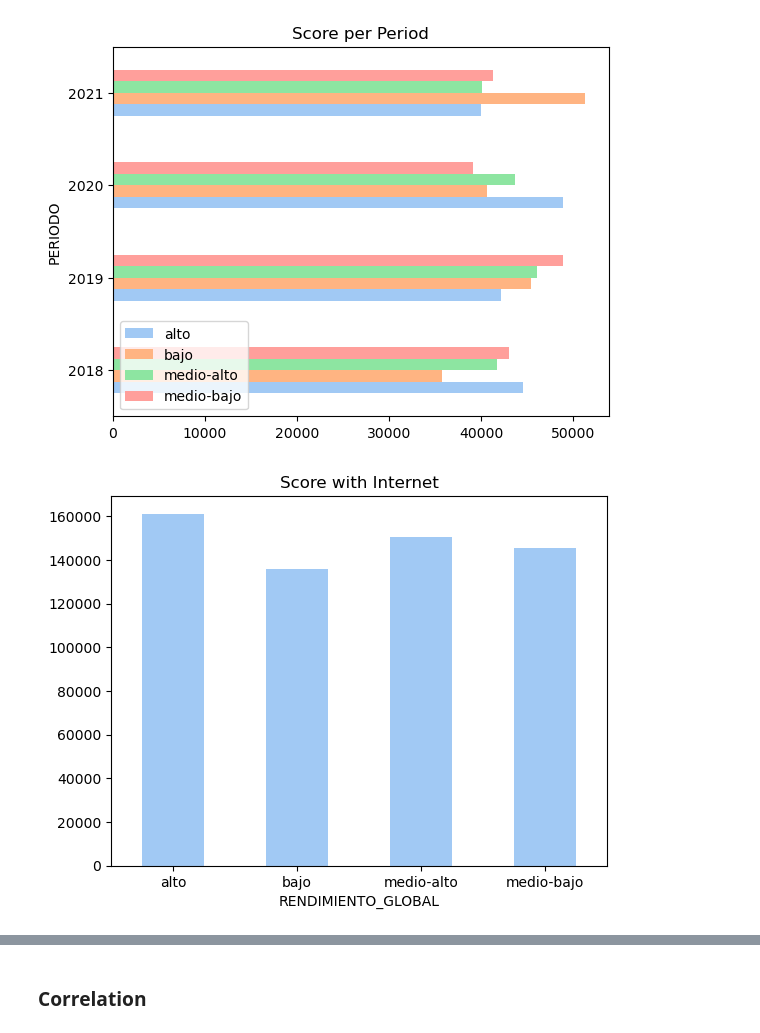
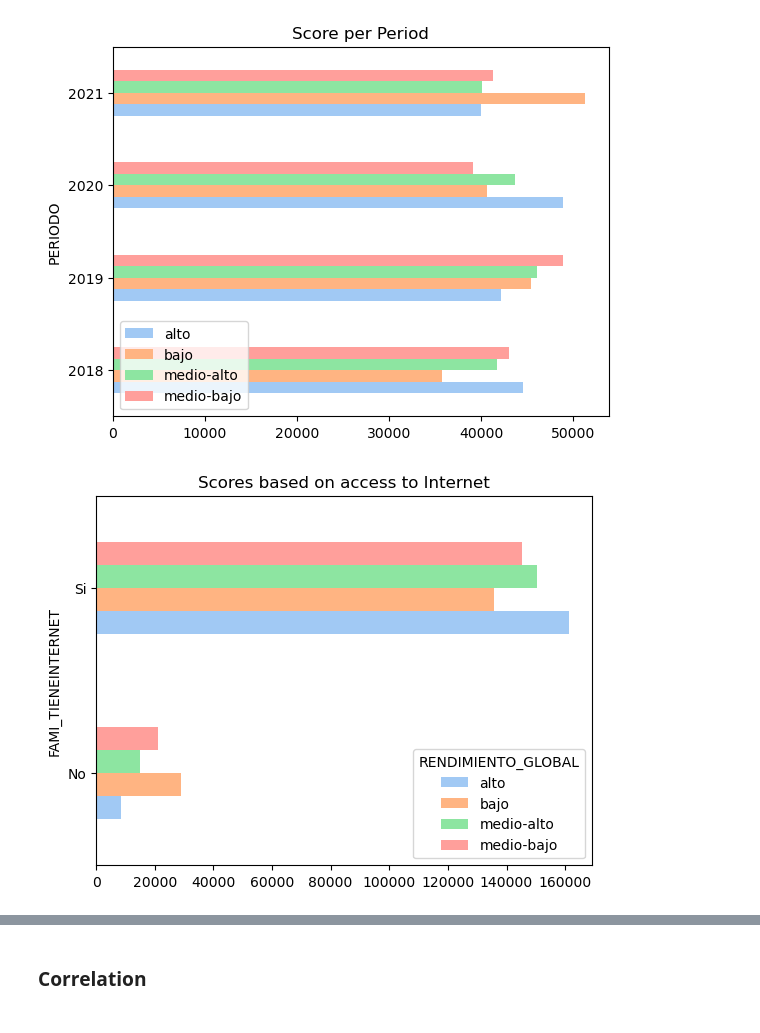
Before and after one commit to itsandregil/saber-pro-prediction, a Jupyter notebook: 01-exploracion.ipynb, the cells around one changed output, grey strips where cells are left out. Cells and saved outputs as stored; diff of their text form; code cells hidden in the pictures.

```diff
--- a/01-exploracion.ipynb
+++ b/01-exploracion.ipynb
@@ -319,8 +336,7 @@ plt.show()
 # %% [output]
 [figure]
 # %%
-internet_score_table.loc["Si"].plot(kind="bar", title="Score with Internet", ylabel="")
-plt.xticks(rotation=0)
+internet_score_table.plot(kind='barh', title='Scores based on access to Internet')
 plt.show()
 # %% [output]
-[figure, old version]
+[figure, new version]
```
Also changed, not shown: parts of 5 cells of this notebook, 4 other files.
